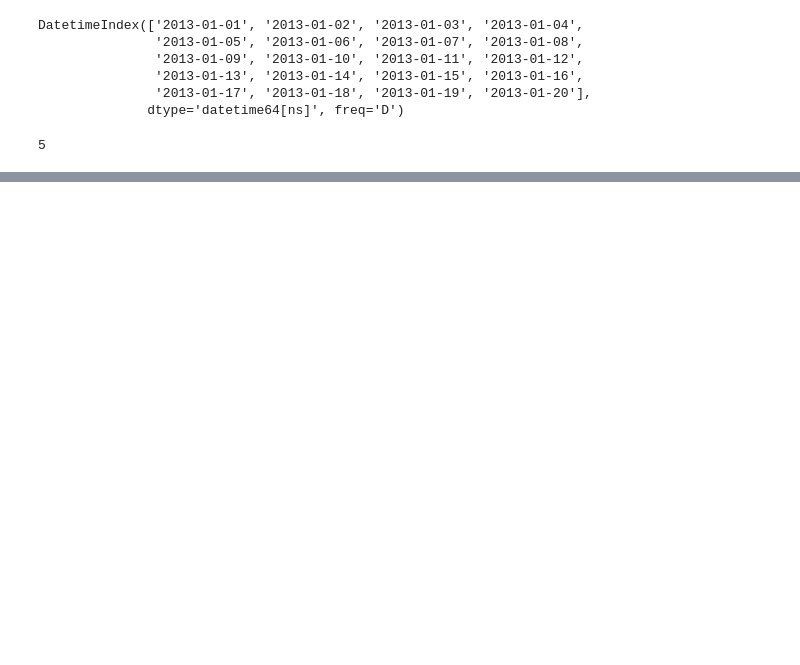
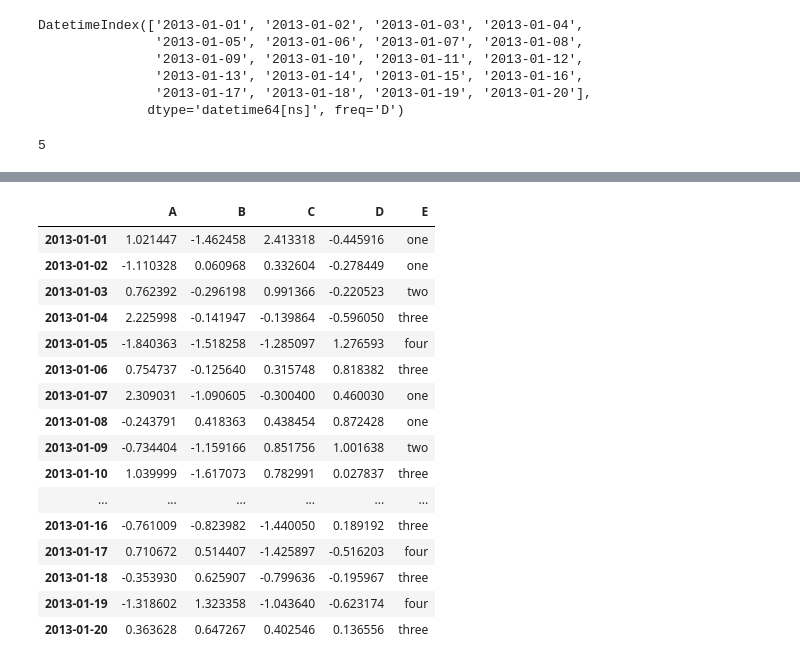
Before and after one commit to TBKHori/A.I_ARU, a Jupyter notebook: Pandas_A_Z.ipynb, the cells around one changed output, grey strips where cells are left out. Saved outputs shown, nothing was run; the diff lists cells and outputs as text; code cells hidden in the pictures; blank space fills up the shorter version.

```diff
--- a/Pandas_A_Z.ipynb
+++ b/Pandas_A_Z.ipynb
@@ -105,0 +321,22 @@ df.shape[1]
+# %%
+df2 = df.copy()
+df2['E'] = ['one', 'one', 'two', 'three', 'four', 'three','one', 'one', 'two','three','four','three','one', 'one', 'two', 'three', 'four', 'three','four', 'three']
+df2
+# %% [output]
+|  | A | B | C | D | E |
+| 2013-01-01 | 1.021447 | -1.462458 | 2.413318 | -0.445916 | one |
+| 2013-01-02 | -1.110328 | 0.060968 | 0.332604 | -0.278449 | one |
+| 2013-01-03 | 0.762392 | -0.296198 | 0.991366 | -0.220523 | two |
+| 2013-01-04 | 2.225998 | -0.141947 | -0.139864 | -0.596050 | three |
+| 2013-01-05 | -1.840363 | -1.518258 | -1.285097 | 1.276593 | four |
+| 2013-01-06 | 0.754737 | -0.125640 | 0.315748 | 0.818382 | three |
+| 2013-01-07 | 2.309031 | -1.090605 | -0.300400 | 0.460030 | one |
+| 2013-01-08 | -0.243791 | 0.418363 | 0.438454 | 0.872428 | one |
+| 2013-01-09 | -0.734404 | -1.159166 | 0.851756 | 1.001638 | two |
+| 2013-01-10 | 1.039999 | -1.617073 | 0.782991 | 0.027837 | three |
+| ... | ... | ... | ... | ... | ... |
+| 2013-01-16 | -0.761009 | -0.823982 | -1.440050 | 0.189192 | three |
+| 2013-01-17 | 0.710672 | 0.514407 | -1.425897 | -0.516203 | four |
+| 2013-01-18 | -0.353930 | 0.625907 | -0.799636 | -0.195967 | three |
+| 2013-01-19 | -1.318602 | 1.323358 | -1.043640 | -0.623174 | four |
+| 2013-01-20 | 0.363628 | 0.647267 | 0.402546 | 0.136556 | three |
```
Also changed, not shown: parts of 40 cells of this notebook.
